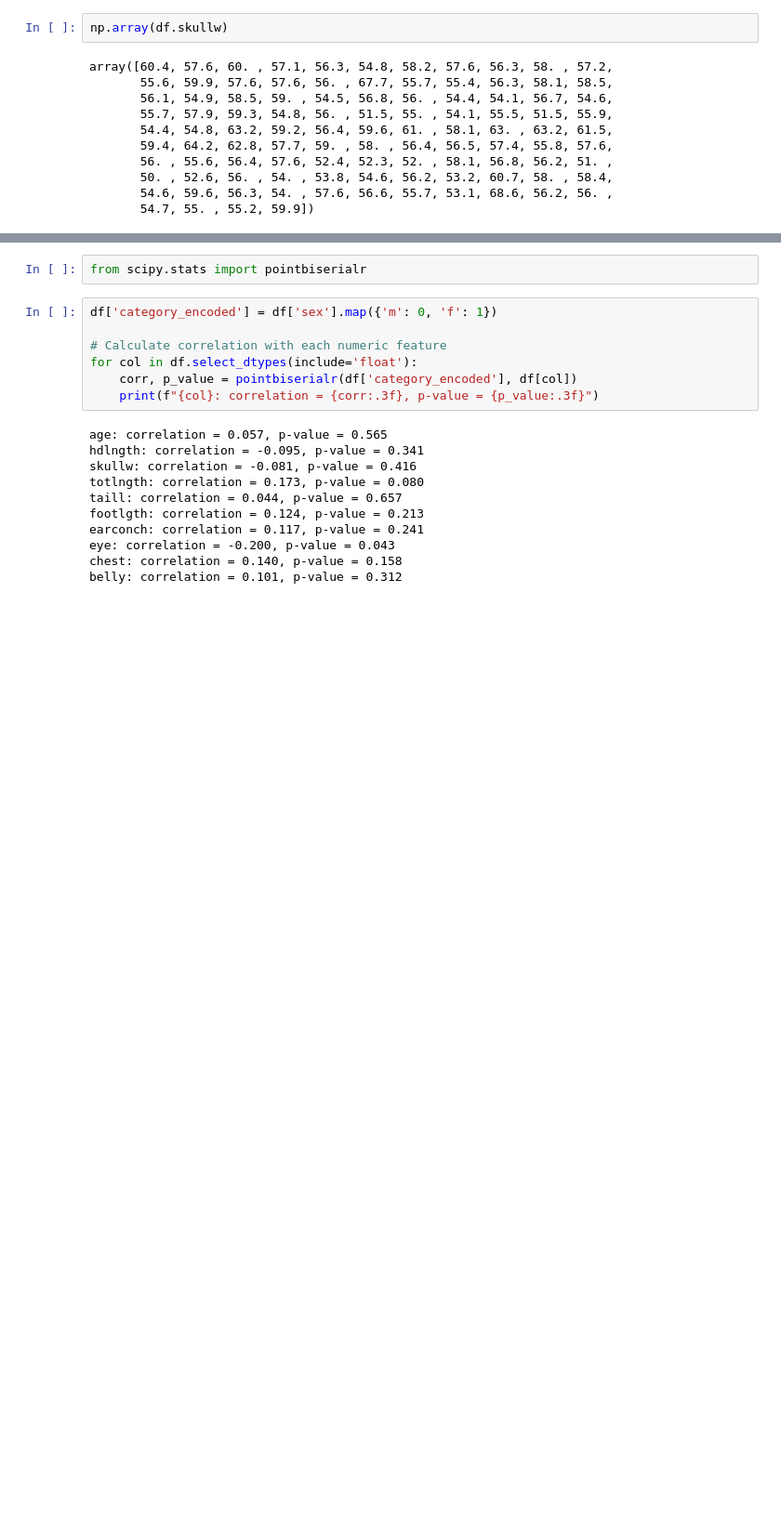
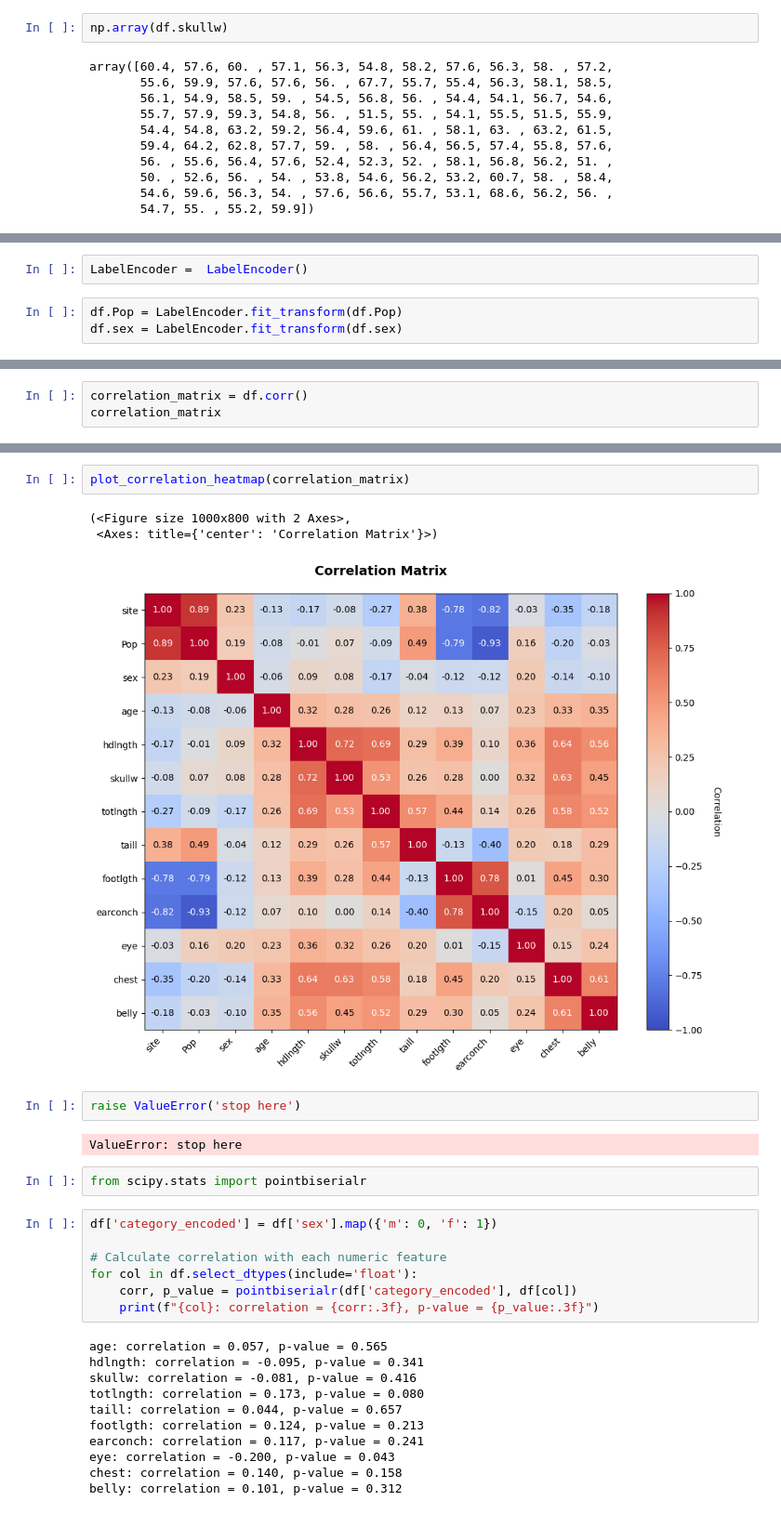
Before and after one commit to MajidrNEO1879/machine-learning-projects, a Jupyter notebook: possum_analysis/possum_kaggle.ipynb, the cells around one changed output, grey strips where cells are left out. Shown at 93% size. Drawn from its saved outputs; the diff is of its cells as text; blank space fills up the shorter version.

```diff
--- a/possum_analysis/possum_kaggle.ipynb
+++ b/possum_analysis/possum_kaggle.ipynb
@@ -375,0 +357,5 @@ Name: age, dtype: float64
+# %%
+LabelEncoder =  LabelEncoder()
+# %%
+df.Pop = LabelEncoder.fit_transform(df.Pop)
+df.sex = LabelEncoder.fit_transform(df.sex)
@@ -375,0 +371,3 @@ Name: age, dtype: float64
+# %%
+correlation_matrix = df.corr()
+correlation_matrix
@@ -376,3 +393,13 @@ Name: age, dtype: float64
+# %%
+plot_correlation_heatmap(correlation_matrix)
+# %% [output]
+(<Figure size 1000x800 with 2 Axes>,
+ <Axes: title={'center': 'Correlation Matrix'}>)
+[figure, added]
+# %%
+raise ValueError('stop here')
+# %% [output]
+ValueError: stop here
 # %%
 from scipy.stats import pointbiserialr
 # %%
```
Also changed, not shown: parts of 16 cells of this notebook, 1 other file.
